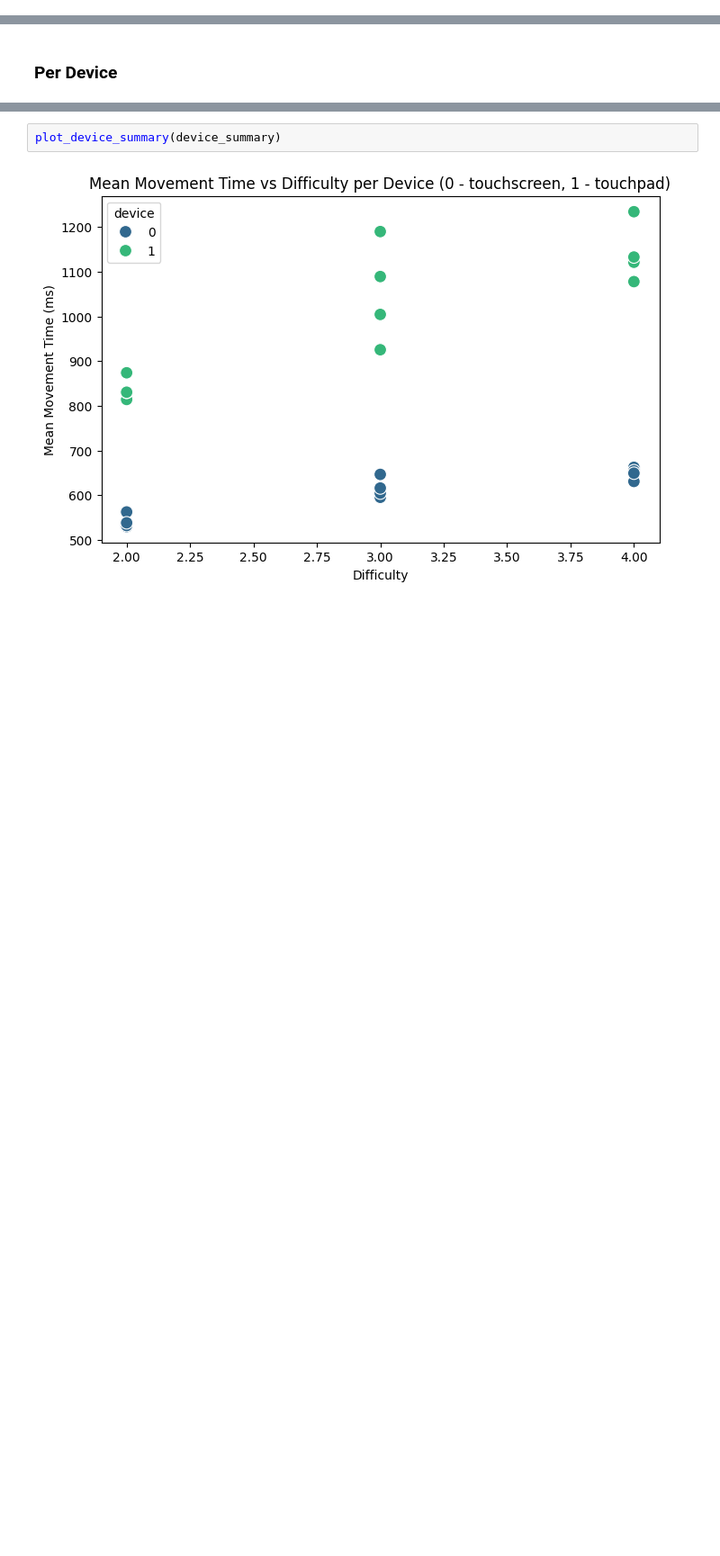
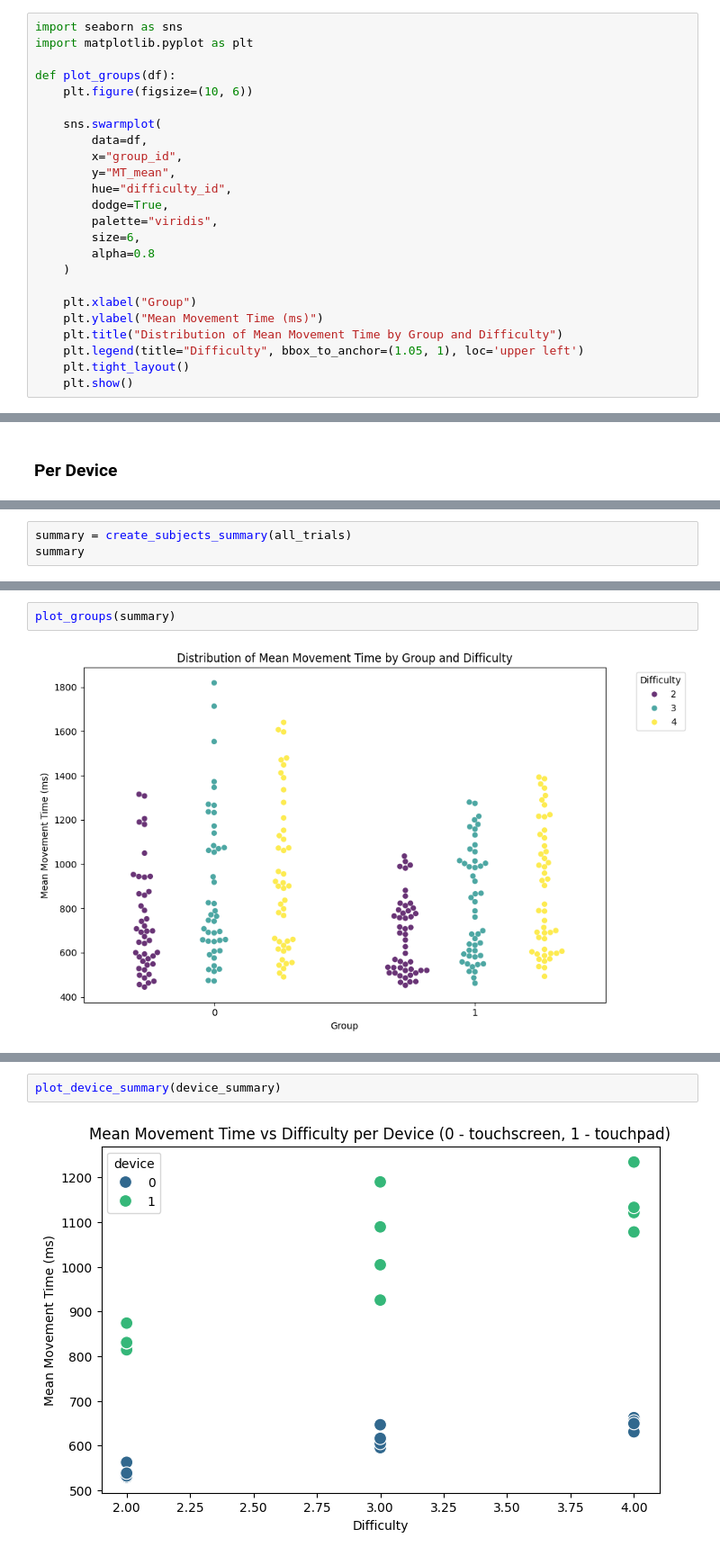
Before and after one commit to wojciechloboda/HCI-lab, a Jupyter notebook: analysis.ipynb, the cells around one changed output, grey strips where cells are left out. Shown at 90% size. Drawn from its saved outputs; the diff is of its cells as text; blank space fills up the shorter version.

Commit message:
add all plots

```diff
--- a/analysis.ipynb
+++ b/analysis.ipynb
@@ -171,3 +199,27 @@ def plot_summary(df):
     plt.title("Conditions: D vs W colored by Difficulty")
     plt.legend(title="Difficulty")
     plt.show()
+# %%
+import seaborn as sns
+import matplotlib.pyplot as plt
+
+def plot_groups(df):
+    plt.figure(figsize=(10, 6))
+
+    sns.swarmplot(
+        data=df,
+        x="group_id",
+        y="MT_mean",
+        hue="difficulty_id",
+        dodge=True,
+        palette="viridis",
+        size=6,
+        alpha=0.8
+    )
+
+    plt.xlabel("Group")
+    plt.ylabel("Mean Movement Time (ms)")
+    plt.title("Distribution of Mean Movement Time by Group and Difficulty")
+    plt.legend(title="Difficulty", bbox_to_anchor=(1.05, 1), loc='upper left')
+    plt.tight_layout()
+    plt.show()
@@ -197,0 +305,3 @@ device_summary
+# %%
+summary = create_subjects_summary(all_trials)
+summary
@@ -197,0 +322,4 @@ device_summary
+# %%
+plot_groups(summary)
+# %% [output]
+[figure, added]
```
Also changed, not shown: parts of 11 cells of this notebook, 5 other files.
